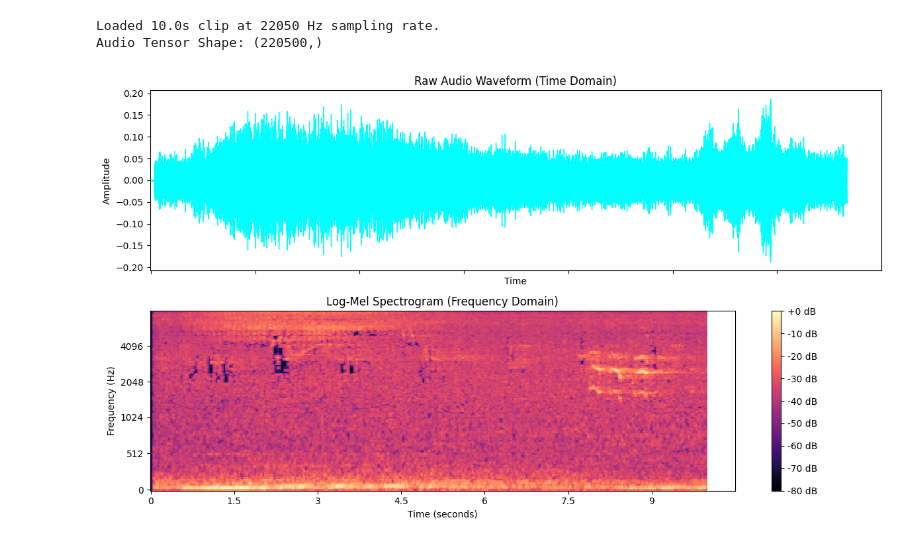
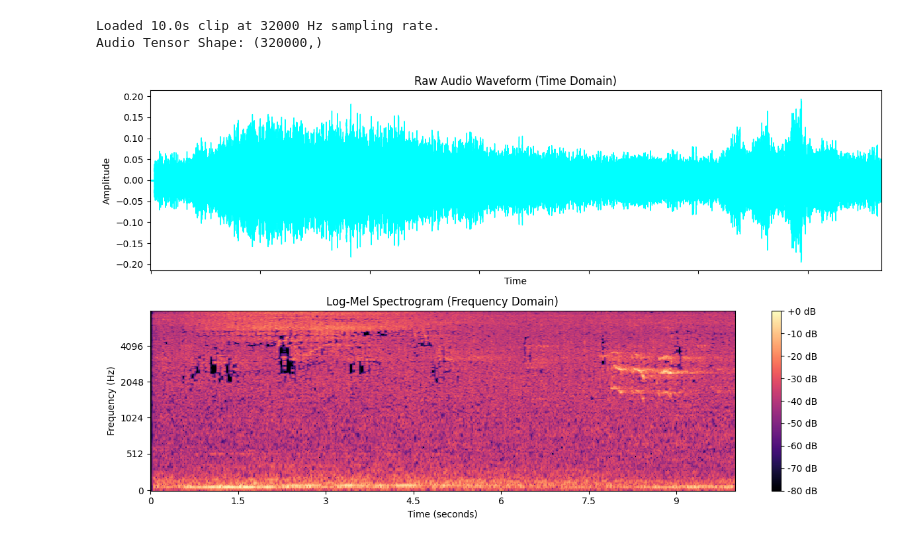
Before and after one commit to Apsidium10/Bioacoustics, a Jupyter notebook: notebooks/01_exploratory_analysis.ipynb, the cells around one changed output. Saved outputs shown, nothing was run; the diff lists cells and outputs as text; code cells hidden in the pictures.

```diff
--- a/notebooks/01_exploratory_analysis.ipynb
+++ b/notebooks/01_exploratory_analysis.ipynb
@@ -36,36 +40,36 @@ from IPython.display import Audio
 # 1. Define path to your newly added audio file
 audio_path = '../data/freesound_community-ambient-01_junglehillswav-14614.mp3'
 
 # 2. Load the first 10 seconds for initial exploratory analysis
 duration = 10.0  # adjust duration as needed
-audio, sr = librosa.load(audio_path, sr=22050, duration=duration)
+audio, sr = librosa.load(audio_path, sr=32000, duration=duration)
 
 print(f"Loaded {duration}s clip at {sr} Hz sampling rate.")
 print(f"Audio Tensor Shape: {audio.shape}")
 
 # 3. Compute Log-Mel Spectrogram
-mel_spec = librosa.feature.melspectrogram(y=audio, sr=sr, n_mels=128, fmax=8000)
+mel_spec = librosa.feature.melspectrogram(y=audio, sr=sr, n_mels=256, fmax=8000)
 log_mel_spec = librosa.power_to_db(mel_spec, ref=np.max)
 
 # 4. Visualise Waveform and Spectrogram side-by-side
 fig, ax = plt.subplots(2, 1, figsize=(12, 7), sharex=True)
 
 # Plot raw 1D time-domain waveform
 librosa.display.waveshow(audio, sr=sr, ax=ax[0], color='cyan')
 ax[0].set(title='Raw Audio Waveform (Time Domain)', ylabel='Amplitude')
 
 # Plot 2D Log-Mel Spectrogram
 img = librosa.display.specshow(log_mel_spec, sr=sr, x_axis='time', y_axis='mel', fmax=8000, ax=ax[1], cmap='magma')
 fig.colorbar(img, ax=ax[1], format='%+2.0f dB')
 ax[1].set(title='Log-Mel Spectrogram (Frequency Domain)', xlabel='Time (seconds)', ylabel='Frequency (Hz)')
 
 plt.tight_layout()
 plt.show()
 
 # 5. Play audio in notebook
 Audio(audio, rate=sr)
 # %% [output]
-Loaded 10.0s clip at 22050 Hz sampling rate.
-Audio Tensor Shape: (220500,)
+Loaded 10.0s clip at 32000 Hz sampling rate.
+Audio Tensor Shape: (320000,)
-[figure, old version]
+[figure, new version]
 [interactive output not drawn]
```
Also changed, not shown: parts of 2 cells of this notebook, 1 other file.
